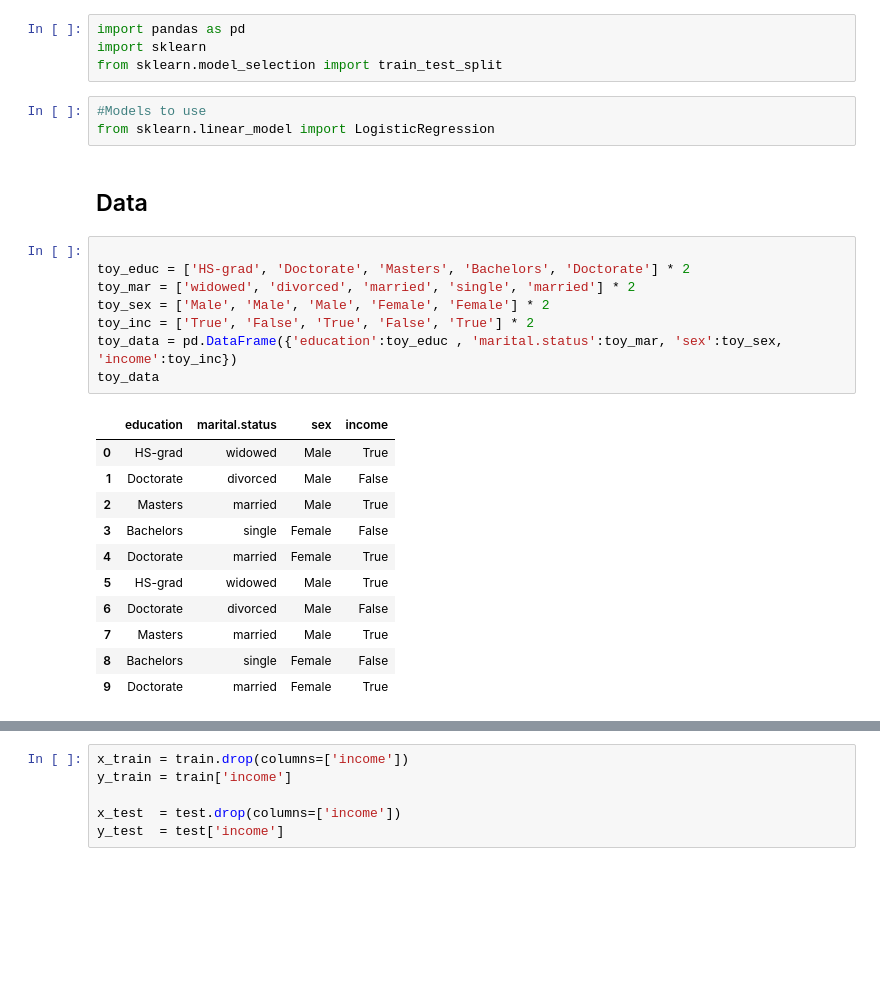
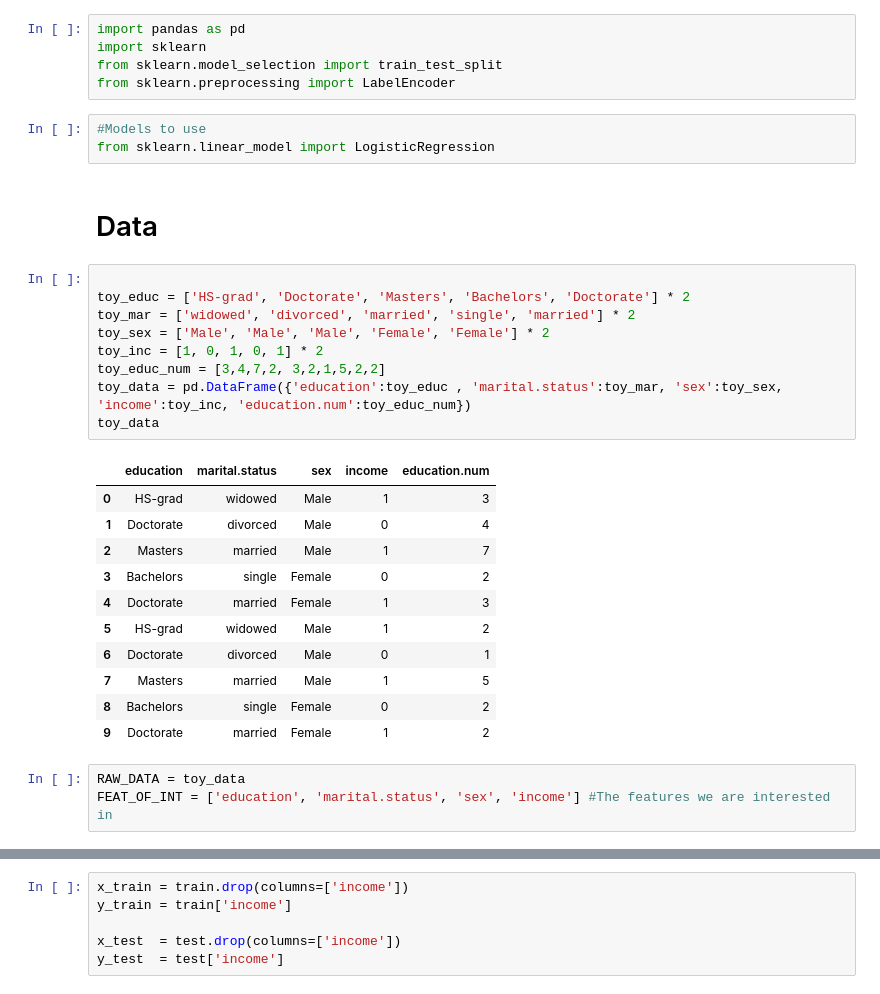
Before and after one commit to JipSchoneveld/HCML_project, a Jupyter notebook: train.ipynb, the cells around one changed output, grey strips where cells are left out. Drawn from its saved outputs; the diff is of its cells as text; blank space fills up the shorter version.

```diff
--- a/train.ipynb
+++ b/train.ipynb
@@ -2,28 +2,33 @@
 import pandas as pd
 import sklearn
 from sklearn.model_selection import train_test_split
+from sklearn.preprocessing import LabelEncoder
 # %%
 #Models to use
 from sklearn.linear_model import LogisticRegression
 # %% [markdown]
-## Data
+# Data
 # %%
 
 toy_educ = ['HS-grad', 'Doctorate', 'Masters', 'Bachelors', 'Doctorate'] * 2
 toy_mar = ['widowed', 'divorced', 'married', 'single', 'married'] * 2
 toy_sex = ['Male', 'Male', 'Male', 'Female', 'Female'] * 2
-toy_inc = ['True', 'False', 'True', 'False', 'True'] * 2
-toy_data = pd.DataFrame({'education':toy_educ , 'marital.status':toy_mar, 'sex':toy_sex, 'income':toy_inc})
+toy_inc = [1, 0, 1, 0, 1] * 2
+toy_educ_num = [3,4,7,2, 3,2,1,5,2,2]
+toy_data = pd.DataFrame({'education':toy_educ , 'marital.status':toy_mar, 'sex':toy_sex, 'income':toy_inc, 'education.num':toy_educ_num})
 toy_data
 # %% [output]
-|  | education | marital.status | sex | income |
-| 0 | HS-grad | widowed | Male | True |
-| 1 | Doctorate | divorced | Male | False |
-| 2 | Masters | married | Male | True |
-| 3 | Bachelors | single | Female | False |
-| 4 | Doctorate | married | Female | True |
-| 5 | HS-grad | widowed | Male | True |
-| 6 | Doctorate | divorced | Male | False |
-| 7 | Masters | married | Male | True |
-| 8 | Bachelors | single | Female | False |
-| 9 | Doctorate | married | Female | True |
+|  | education | marital.status | sex | income | education.num |
+| 0 | HS-grad | widowed | Male | 1 | 3 |
+| 1 | Doctorate | divorced | Male | 0 | 4 |
+| 2 | Masters | married | Male | 1 | 7 |
+| 3 | Bachelors | single | Female | 0 | 2 |
+| 4 | Doctorate | married | Female | 1 | 3 |
+| 5 | HS-grad | widowed | Male | 1 | 2 |
+| 6 | Doctorate | divorced | Male | 0 | 1 |
+| 7 | Masters | married | Male | 1 | 5 |
+| 8 | Bachelors | single | Female | 0 | 2 |
+| 9 | Doctorate | married | Female | 1 | 2 |
+# %%
+RAW_DATA = toy_data
+FEAT_OF_INT = ['education', 'marital.status', 'sex', 'income'] #The features we are interested in
```
Also changed, not shown: parts of 15 cells of this notebook.
